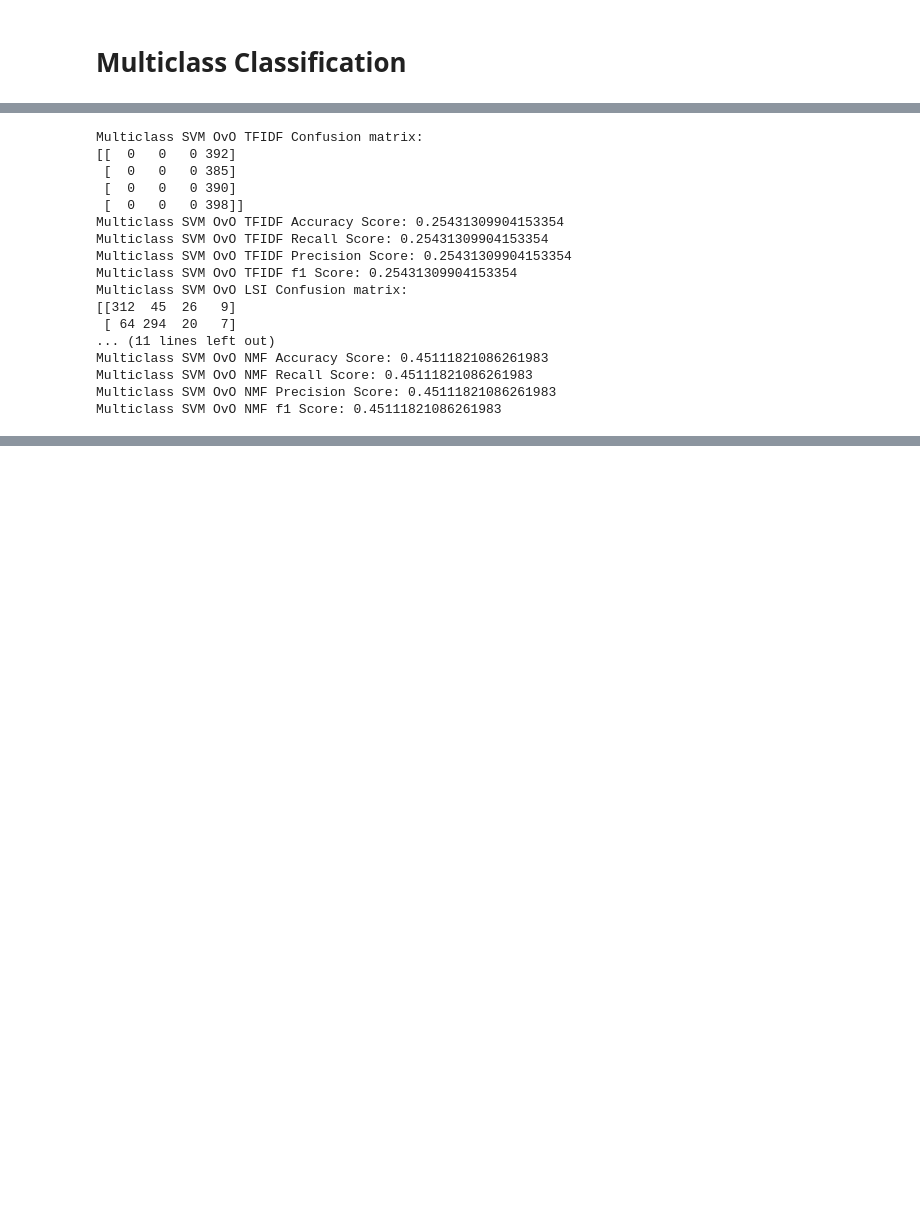
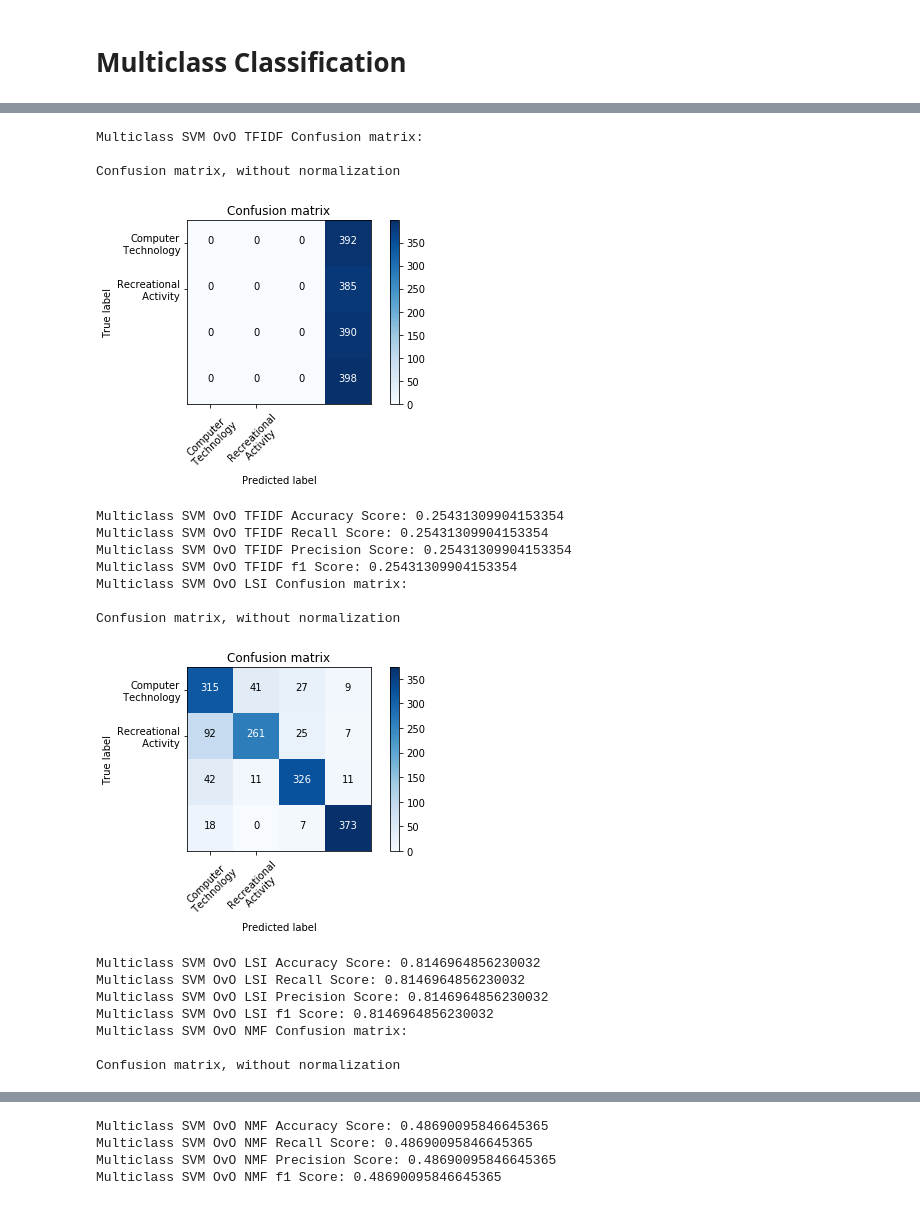
Before and after one commit to nsnguyen/ECE-219, a Jupyter notebook: project1/Project_1.ipynb, the cells around one changed output, grey strips where cells are left out. Drawn from its saved outputs; the diff is of its cells as text; code cells hidden in the pictures; blank space fills up the shorter version.

```diff
--- a/project1/Project_1.ipynb
+++ b/project1/Project_1.ipynb
@@ -963,36 +1006,40 @@ multiclass_svm_OvR = OneVsRestClassifier(SVC())
 # %%
 labels = ['TFIDF', 'LSI', 'NMF'] #, 'LSI', 'NMF'
 for idx, x in enumerate(X_multi):
     if (idx < len(labels)):
         # train model
         multiclass_svm_OvO.fit(x, y_multi)
         # get test results
         multiclass_svm_OvO_pred = multiclass_svm_OvO.predict(X_multi_test[idx])
         multiclass_svm_OvO_confusion = confusion_matrix(y_true=y_multi_test, y_pred=multiclass_svm_OvO_pred)
         multiclass_svm_OvO_accuracy = accuracy_score(y_true=y_multi_test, y_pred=multiclass_svm_OvO_pred)
-        multiclass_svm_OvO_recall = recall_score(y_true=y_multi_test, y_pred=multiclass_svm_OvO_pred, average='None')
-        multiclass_svm_OvO_precision = precision_score(y_true=y_multi_test, y_pred=multiclass_svm_OvO_pred, average='None')
-        multiclass_svm_OvO_f1 = f1_score(y_true=y_multi_test, y_pred=multiclass_svm_OvO_pred, average='None')
-        print("Multiclass SVM OvO " + labels[idx] + " Confusion matrix: \n" + str(multiclass_svm_OvO_confusion))
+        multiclass_svm_OvO_recall = recall_score(y_true=y_multi_test, y_pred=multiclass_svm_OvO_pred, average='micro')
+        multiclass_svm_OvO_precision = precision_score(y_true=y_multi_test, y_pred=multiclass_svm_OvO_pred, average='micro')
+        multiclass_svm_OvO_f1 = f1_score(y_true=y_multi_test, y_pred=multiclass_svm_OvO_pred, average='micro')
+        print("Multiclass SVM OvO " + labels[idx] + " Confusion matrix: \n")
+        plt.figure(idx)
+        plot_confusion_matrix(multiclass_svm_OvO_confusion)
         print("Multiclass SVM OvO " + labels[idx] + " Accuracy Score: " + str(multiclass_svm_OvO_accuracy))
         print("Multiclass SVM OvO " + labels[idx] + " Recall Score: " + str(multiclass_svm_OvO_recall))
         print("Multiclass SVM OvO " + labels[idx] + " Precision Score: " + str(multiclass_svm_OvO_precision))
         print("Multiclass SVM OvO " + labels[idx] + " f1 Score: " + str(multiclass_svm_OvO_f1))
 # %% [output]
 Multiclass SVM OvO TFIDF Confusion matrix:
-[[  0   0   0 392]
- [  0   0   0 385]
- [  0   0   0 390]
- [  0   0   0 398]]
-Multiclass SVM OvO TFIDF Accuracy Score: 0.25431309904153354
-Multiclass SVM OvO TFIDF Recall Score: 0.25431309904153354
-Multiclass SVM OvO TFIDF Precision Score: 0.25431309904153354
-Multiclass SVM OvO TFIDF f1 Score: 0.25431309904153354
-Multiclass SVM OvO LSI Confusion matrix:
-[[312  45  26   9]
- [ 64 294  20   7]
-... (11 lines left out)
-Multiclass SVM OvO NMF Accuracy Score: 0.45111821086261983
-Multiclass SVM OvO NMF Recall Score: 0.45111821086261983
-Multiclass SVM OvO NMF Precision Score: 0.45111821086261983
-Multiclass SVM OvO NMF f1 Score: 0.45111821086261983
+
+Confusion matrix, without normalization
+[figure, added]
+Multiclass SVM OvO TFIDF Accuracy Score: 0.25431309904153354
+Multiclass SVM OvO TFIDF Recall Score: 0.25431309904153354
+Multiclass SVM OvO TFIDF Precision Score: 0.25431309904153354
+Multiclass SVM OvO TFIDF f1 Score: 0.25431309904153354
+Multiclass SVM OvO LSI Confusion matrix:
+
+Confusion matrix, without normalization
+[figure, added]
+Multiclass SVM OvO LSI Accuracy Score: 0.8146964856230032
+Multiclass SVM OvO LSI Recall Score: 0.8146964856230032
+Multiclass SVM OvO LSI Precision Score: 0.8146964856230032
+Multiclass SVM OvO LSI f1 Score: 0.8146964856230032
+Multiclass SVM OvO NMF Confusion matrix:
+
+Confusion matrix, without normalization
@@ -999,3 +1047,7 @@ Multiclass SVM OvO NMF f1 Score: 0.45111821086261983
+Multiclass SVM OvO NMF Accuracy Score: 0.48690095846645365
+Multiclass SVM OvO NMF Recall Score: 0.48690095846645365
+Multiclass SVM OvO NMF Precision Score: 0.48690095846645365
+Multiclass SVM OvO NMF f1 Score: 0.48690095846645365
 # %%
 labels = ['TFIDF', 'LSI', 'NMF'] # , 'LSI', 'NMF'
 for idx, x in enumerate(X_multi):
```
Also changed, not shown: parts of 15 cells of this notebook.
